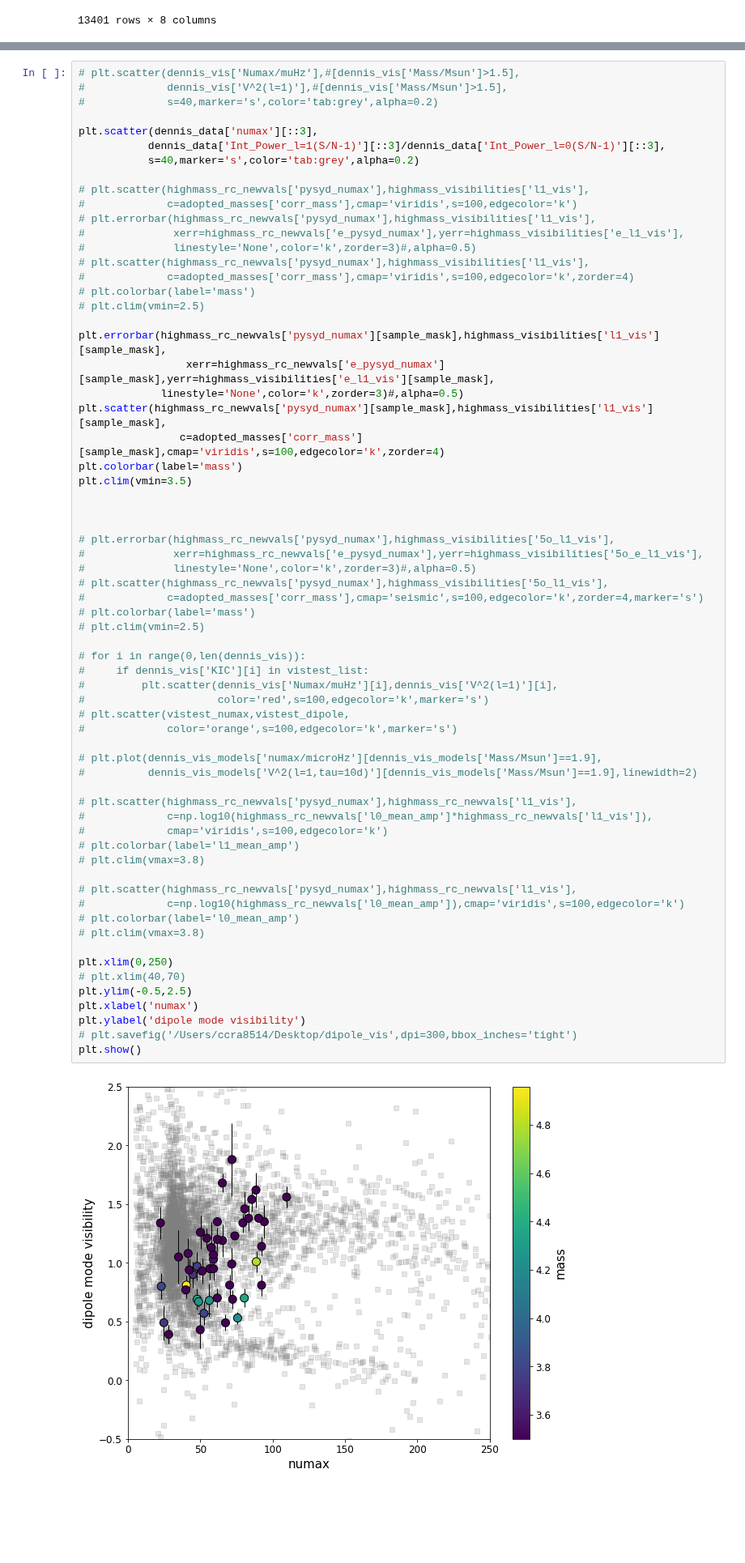
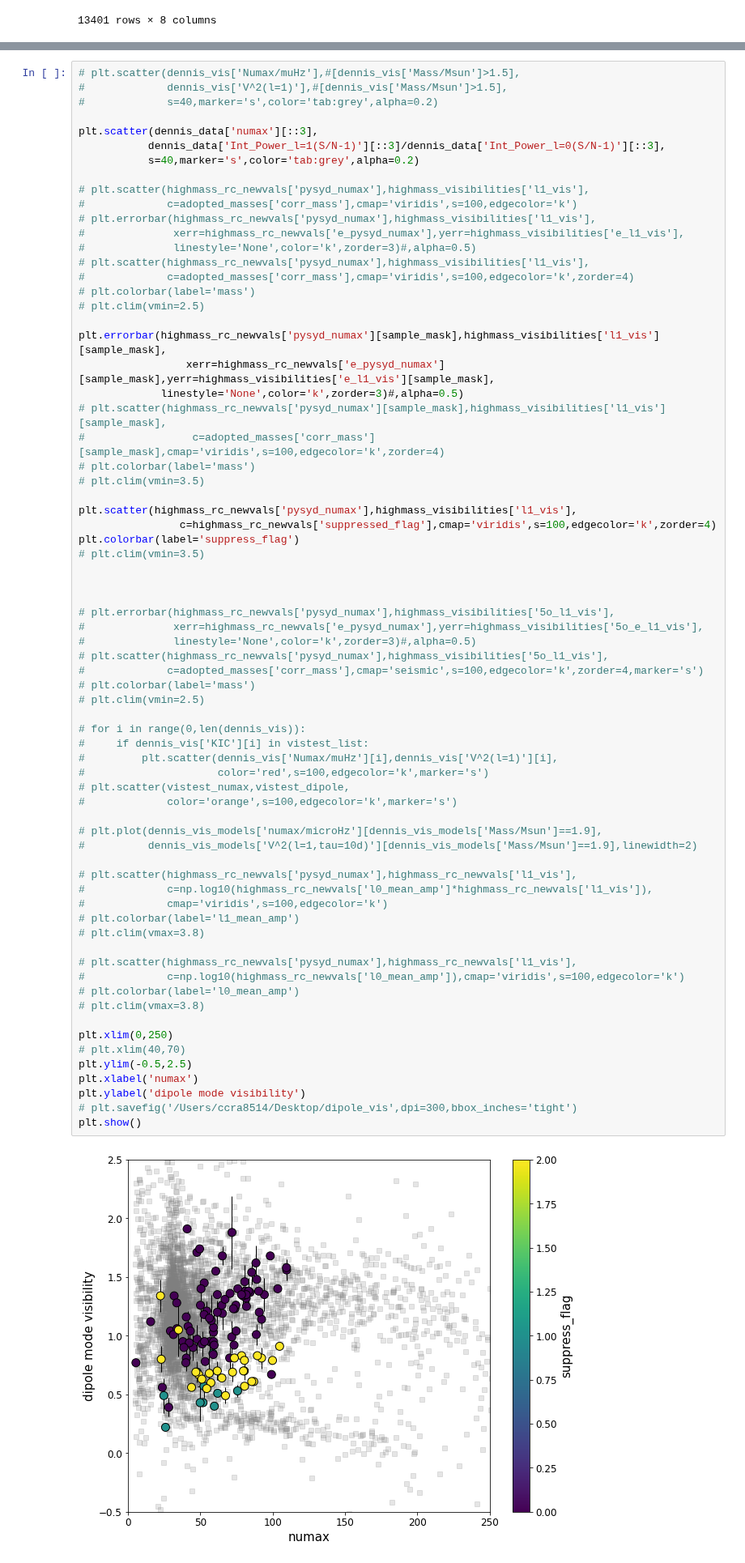
Before and after one commit to courtcraw/Notebooks, a Jupyter notebook: mode_visibilities.ipynb, the cells around one changed output, grey strips where cells are left out. Shown at 81% size. Saved outputs shown, nothing was run; the diff lists cells and outputs as text; blank space fills up the shorter version.

Commit message:
aug28 generating publication plots, vrard comparison

```diff
--- a/mode_visibilities.ipynb
+++ b/mode_visibilities.ipynb
@@ -278,10 +325,15 @@ plt.scatter(dennis_data['numax'][::3],
 plt.errorbar(highmass_rc_newvals['pysyd_numax'][sample_mask],highmass_visibilities['l1_vis'][sample_mask],
                  xerr=highmass_rc_newvals['e_pysyd_numax'][sample_mask],yerr=highmass_visibilities['e_l1_vis'][sample_mask],
              linestyle='None',color='k',zorder=3)#,alpha=0.5)
-plt.scatter(highmass_rc_newvals['pysyd_numax'][sample_mask],highmass_visibilities['l1_vis'][sample_mask],
-                c=adopted_masses['corr_mass'][sample_mask],cmap='viridis',s=100,edgecolor='k',zorder=4)
-plt.colorbar(label='mass')
-plt.clim(vmin=3.5)
+# plt.scatter(highmass_rc_newvals['pysyd_numax'][sample_mask],highmass_visibilities['l1_vis'][sample_mask],
+#                 c=adopted_masses['corr_mass'][sample_mask],cmap='viridis',s=100,edgecolor='k',zorder=4)
+# plt.colorbar(label='mass')
+# plt.clim(vmin=3.5)
+
+plt.scatter(highmass_rc_newvals['pysyd_numax'],highmass_visibilities['l1_vis'],
+                c=highmass_rc_newvals['suppressed_flag'],cmap='viridis',s=100,edgecolor='k',zorder=4)
+plt.colorbar(label='suppress_flag')
+# plt.clim(vmin=3.5)
 
 
 
@@ -295,34 +347,34 @@ plt.clim(vmin=3.5)
 
 # for i in range(0,len(dennis_vis)):
 #     if dennis_vis['KIC'][i] in vistest_list:
 #         plt.scatter(dennis_vis['Numax/muHz'][i],dennis_vis['V^2(l=1)'][i],
 #                     color='red',s=100,edgecolor='k',marker='s')
 # plt.scatter(vistest_numax,vistest_dipole,
 #             color='orange',s=100,edgecolor='k',marker='s')
 
 # plt.plot(dennis_vis_models['numax/microHz'][dennis_vis_models['Mass/Msun']==1.9],
 #          dennis_vis_models['V^2(l=1,tau=10d)'][dennis_vis_models['Mass/Msun']==1.9],linewidth=2)
 
 # plt.scatter(highmass_rc_newvals['pysyd_numax'],highmass_rc_newvals['l1_vis'],
 #             c=np.log10(highmass_rc_newvals['l0_mean_amp']*highmass_rc_newvals['l1_vis']),
 #             cmap='viridis',s=100,edgecolor='k')
 # plt.colorbar(label='l1_mean_amp')
 # plt.clim(vmax=3.8)
 
 # plt.scatter(highmass_rc_newvals['pysyd_numax'],highmass_rc_newvals['l1_vis'],
 #             c=np.log10(highmass_rc_newvals['l0_mean_amp']),cmap='viridis',s=100,edgecolor='k')
 # plt.colorbar(label='l0_mean_amp')
 # plt.clim(vmax=3.8)
 
 plt.xlim(0,250)
 # plt.xlim(40,70)
 plt.ylim(-0.5,2.5)
 plt.xlabel('numax')
 plt.ylabel('dipole mode visibility')
 # plt.savefig('/Users/ccra8514/Desktop/dipole_vis',dpi=300,bbox_inches='tight')
 plt.show()
 # %% [output]
-[figure, old version]
+[figure, new version]
 # %%
 plt.errorbar(highmass_visibilities['l1_vis'],highmass_visibilities['5o_l1_vis'],
                  xerr=highmass_visibilities['e_l1_vis'],yerr=highmass_visibilities['5o_e_l1_vis'],
```
Also changed, not shown: parts of 2 cells of this notebook, 3 other files.
